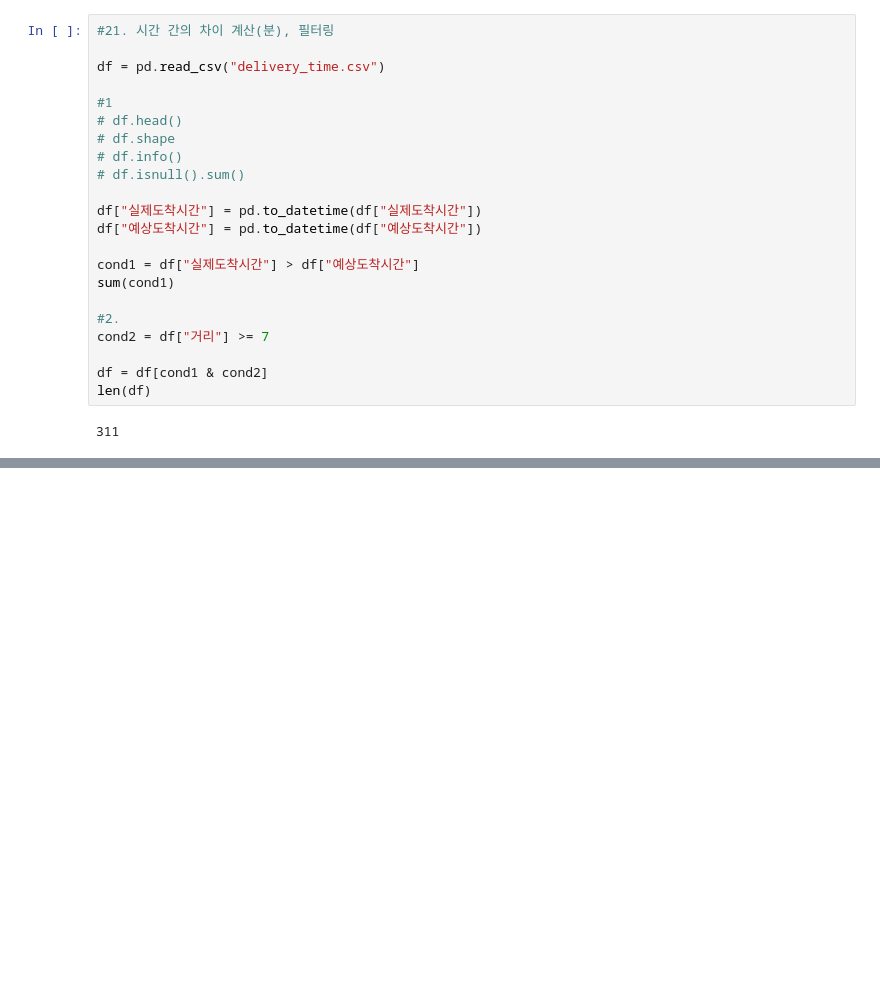
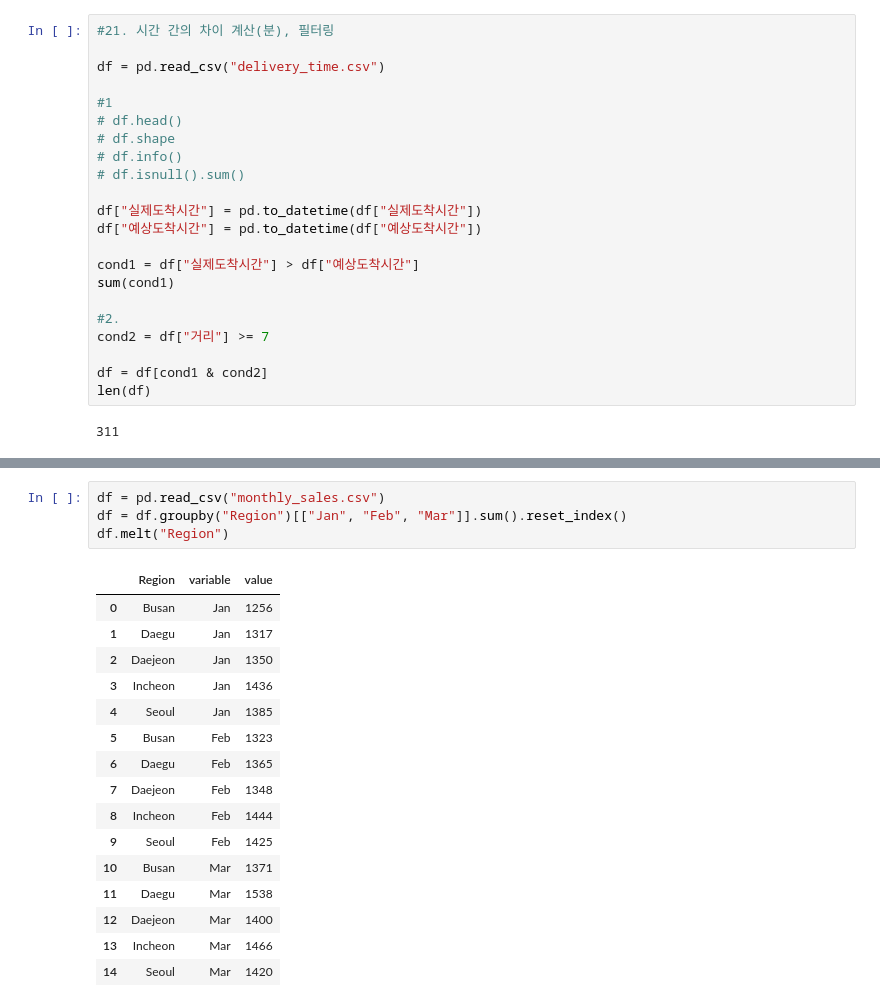
Before and after one commit to himzei/big_ana, a Jupyter notebook: 1_작업형/ch03_연습문제.ipynb, the cells around one changed output, grey strips where cells are left out. Cells and saved outputs as stored; diff of their text form; blank space fills up the shorter version.

```diff
--- a/1_작업형/ch03_연습문제.ipynb
+++ b/1_작업형/ch03_연습문제.ipynb
@@ -631,0 +992,21 @@ len(df)
+# %%
+df = pd.read_csv("monthly_sales.csv")
+df = df.groupby("Region")[["Jan", "Feb", "Mar"]].sum().reset_index()
+df.melt("Region")
+# %% [output]
+|  | Region | variable | value |
+| 0 | Busan | Jan | 1256 |
+| 1 | Daegu | Jan | 1317 |
+| 2 | Daejeon | Jan | 1350 |
+| 3 | Incheon | Jan | 1436 |
+| 4 | Seoul | Jan | 1385 |
+| 5 | Busan | Feb | 1323 |
+| 6 | Daegu | Feb | 1365 |
+| 7 | Daejeon | Feb | 1348 |
+| 8 | Incheon | Feb | 1444 |
+| 9 | Seoul | Feb | 1425 |
+| 10 | Busan | Mar | 1371 |
+| 11 | Daegu | Mar | 1538 |
+| 12 | Daejeon | Mar | 1400 |
+| 13 | Incheon | Mar | 1466 |
+| 14 | Seoul | Mar | 1420 |
```
Also changed, not shown: parts of 15 cells of this notebook, 42 other files.
